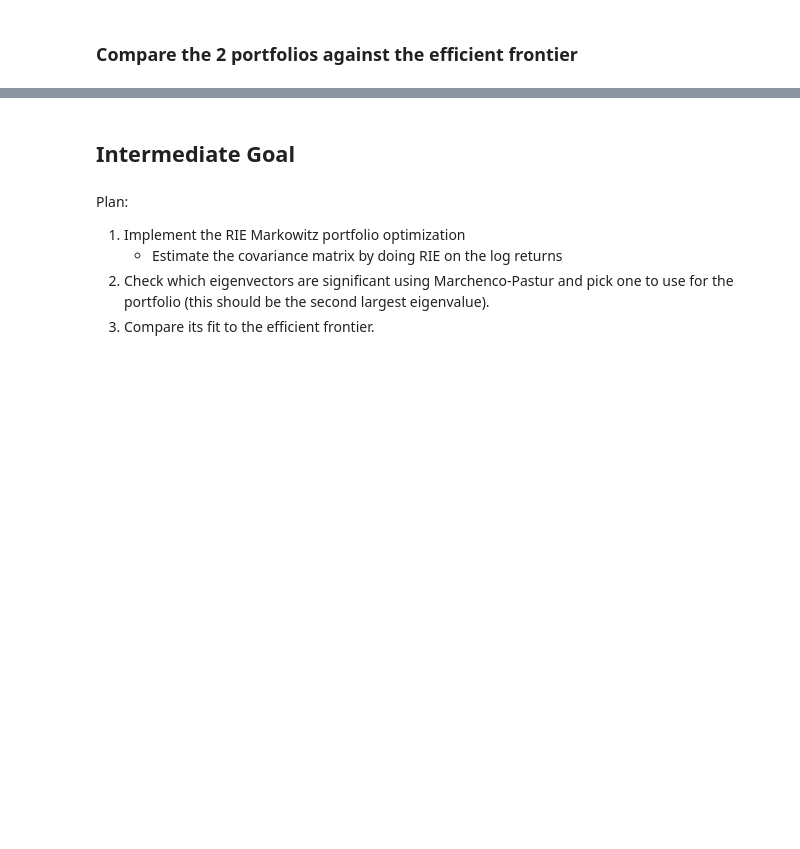
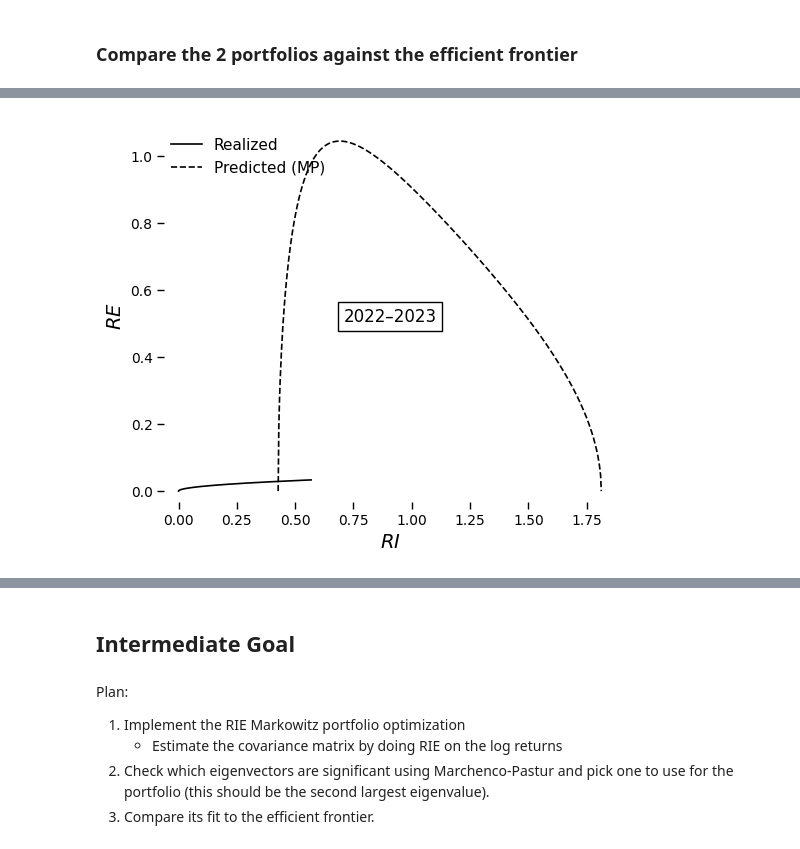
Before and after one commit to donnafaithhh/Fama-Markowitz-Mini-Project, a Jupyter notebook: mini project.ipynb, the cells around one changed output, grey strips where cells are left out. Saved outputs shown, nothing was run; the diff lists cells and outputs as text; code cells hidden in the pictures; blank space fills up the shorter version.

Commit message:
plotting basic goal

```diff
--- a/mini project.ipynb
+++ b/mini project.ipynb
@@ -312,0 +307,21 @@ closing_df.head()
+# %%
+# get excess returns for each stock
+excess_returns = simple_df.sub(ff_data['RF'], axis=0)
+excess_returns.head()
+
+# get factors
+factors = ff_data.iloc[:, :3]
+
+# get residuals
+residuals_df = pd.DataFrame(index=excess_returns.index)
+for stock in excess_returns.columns:
+    y = excess_returns[stock].dropna()
+    x = factors.loc[y.index]
+
+    x_const = sm.add_constant(x)
+    model = sm.OLS(y, x_const).fit()
+    residuals_df[stock] = model.resid
+
+# get covariance matrix of the residuals
+residuals_clean = residuals_df.dropna(axis=1)
+covariance_matrix = residuals_clean.cov()
@@ -314,0 +524,9 @@ closing_df.head()
+# %%
+year = '2023'
+plot_predicted_vs_realized(
+    log_pc1(log_df.loc[year]), get_correl(log_df.loc[year]),
+    L=log_df.loc[year].shape[0],
+    label_text='2022–2023'
+) # returns = simple_df.loc[year]
+# %% [output]
+[figure, added]
```
Also changed, not shown: parts of 26 cells of this notebook.
